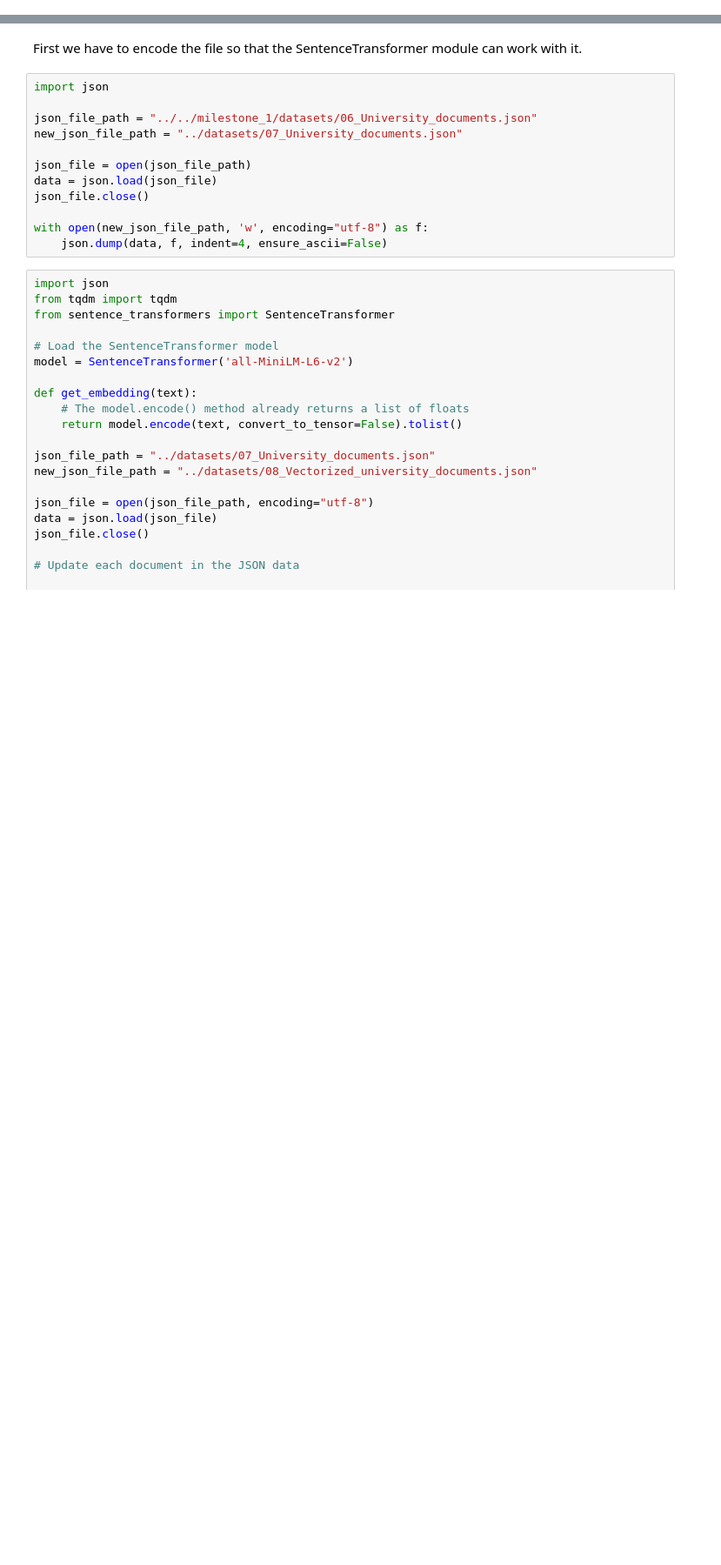
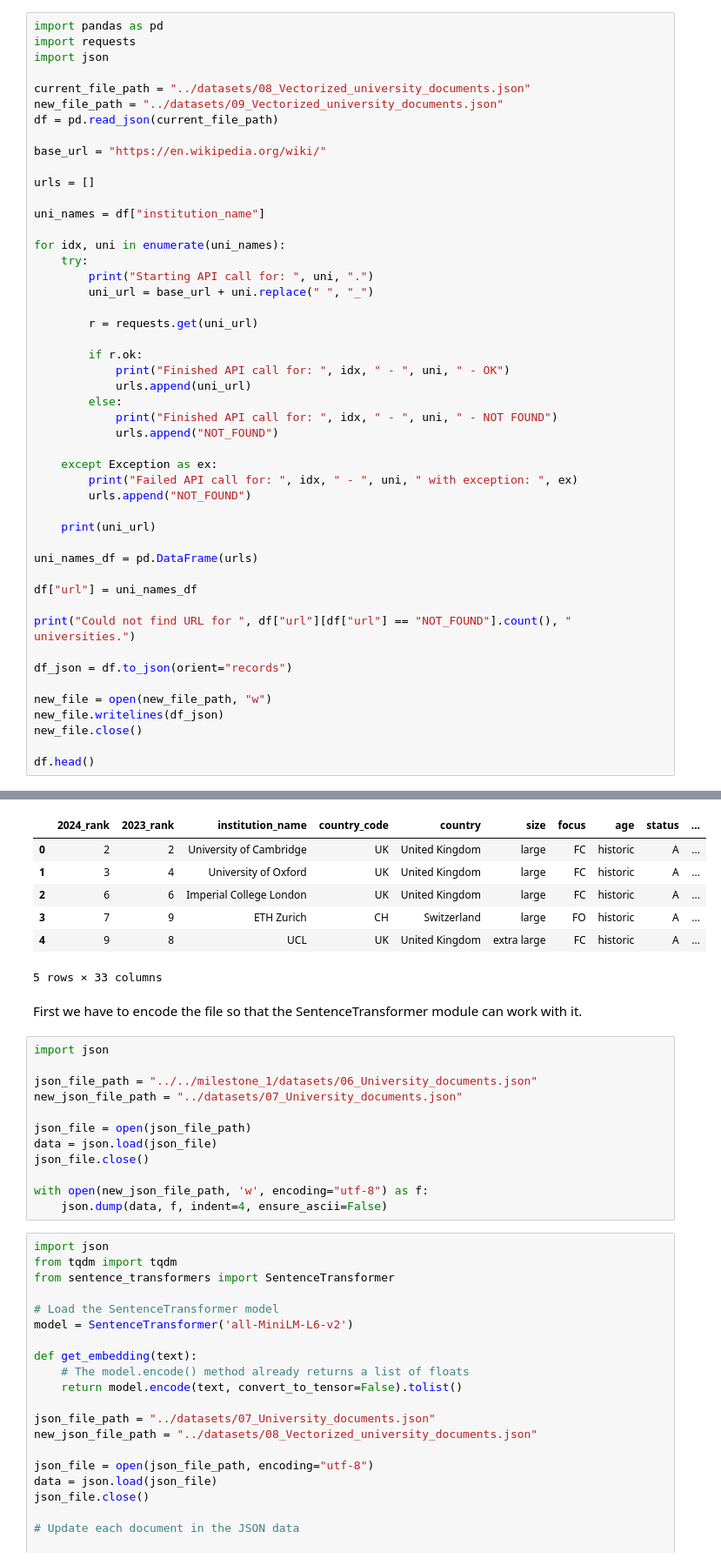
Before and after one commit to ikirovska/PRI-project, a Jupyter notebook: milestone_3/scripts/main.ipynb, the cells around one changed output, grey strips where cells are left out. Shown: that part at 87% size. Drawn from its saved outputs; the diff is of its cells as text; blank space fills up the shorter version.

Commit message:
added urls to documents

```diff
--- a/milestone_3/scripts/main.ipynb
+++ b/milestone_3/scripts/main.ipynb
@@ -2,0 +5,49 @@
+# %%
+import pandas as pd
+import requests
+import json
+
+current_file_path = "../datasets/08_Vectorized_university_documents.json"
+new_file_path = "../datasets/09_Vectorized_university_documents.json"
+df = pd.read_json(current_file_path)
+
+base_url = "https://en.wikipedia.org/wiki/"
+
+urls = []
+
+uni_names = df["institution_name"]
+
+for idx, uni in enumerate(uni_names):
+    try:
+        print("Starting API call for: ", uni, ".")
+        uni_url = base_url + uni.replace(" ", "_")
+
+        r = requests.get(uni_url)
+
+        if r.ok:
+            print("Finished API call for: ", idx, " - ", uni, " - OK")
+            urls.append(uni_url)
+        else:
+            print("Finished API call for: ", idx, " - ", uni, " - NOT FOUND")
+            urls.append("NOT_FOUND")
+
+    except Exception as ex:
+        print("Failed API call for: ", idx, " - ", uni, " with exception: ", ex)
+        urls.append("NOT_FOUND")
+
+    print(uni_url)
+
+uni_names_df = pd.DataFrame(urls)
+
+df["url"] = uni_names_df
+
+print("Could not find URL for ", df["url"][df["url"] == "NOT_FOUND"].count(), " universities.")
+
+df_json = df.to_json(orient="records")
+
+new_file = open(new_file_path, "w")
+new_file.writelines(df_json)
+new_file.close()
+
+df.head()
+# %% [output]
@@ -3,3 +71,10 @@
+|  | 2024_rank | 2023_rank | institution_name | country_code | country | size | focus | age | status | ... |
+| 0 | 2 | 2 | University of Cambridge | UK | United Kingdom | large | FC | historic | A | ... |
+| 1 | 3 | 4 | University of Oxford | UK | United Kingdom | large | FC | historic | A | ... |
+| 2 | 6 | 6 | Imperial College London | UK | United Kingdom | large | FC | historic | A | ... |
+| 3 | 7 | 9 | ETH Zurich | CH | Switzerland | large | FO | historic | A | ... |
+| 4 | 9 | 8 | UCL | UK | United Kingdom | extra large | FC | historic | A | ... |
+5 rows × 33 columns
 # %% [markdown]
 First we have to encode the file so that the SentenceTransformer module can work with it.
 # %%
```
Also changed, not shown: parts of 2 cells of this notebook, 5 other files.
